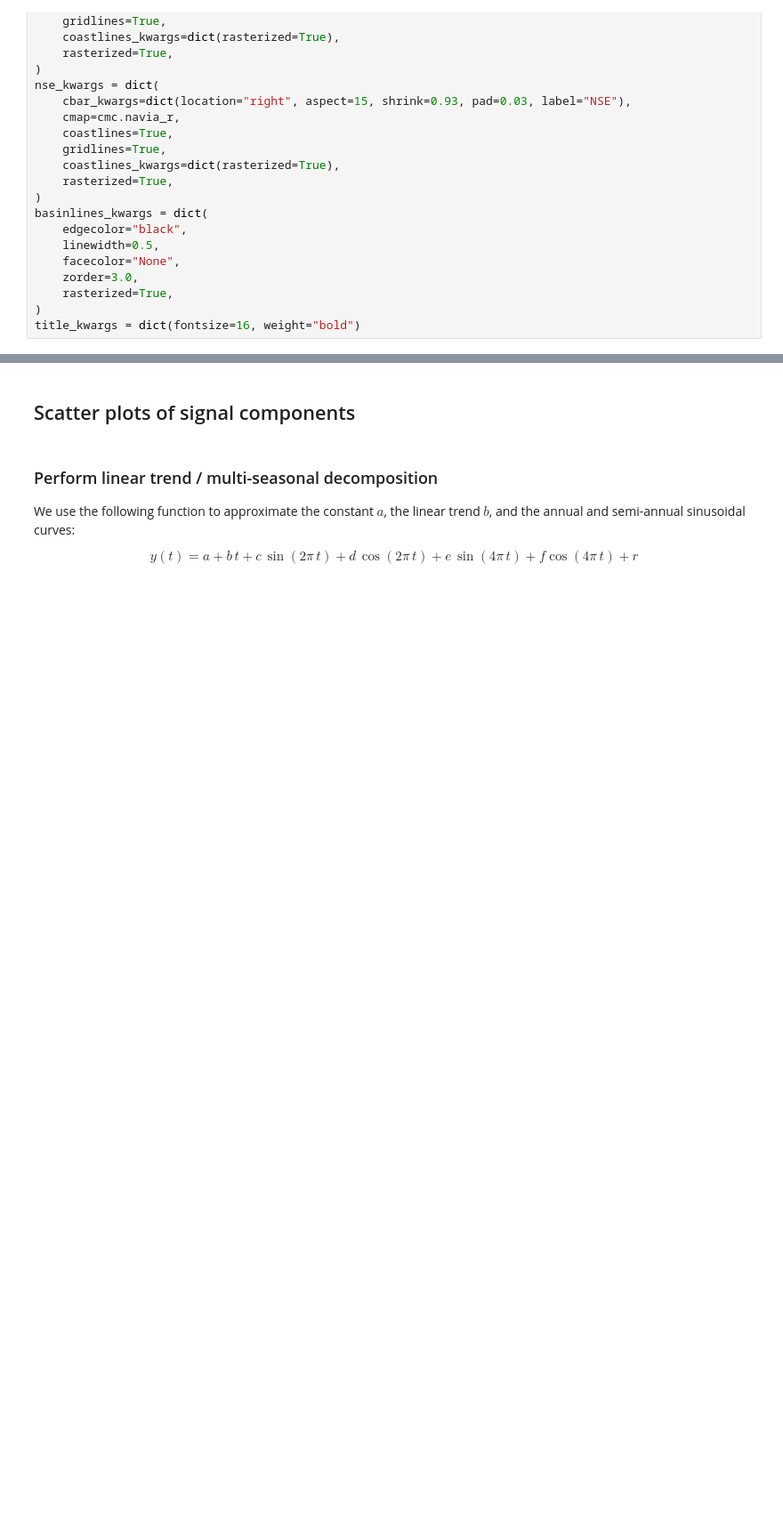
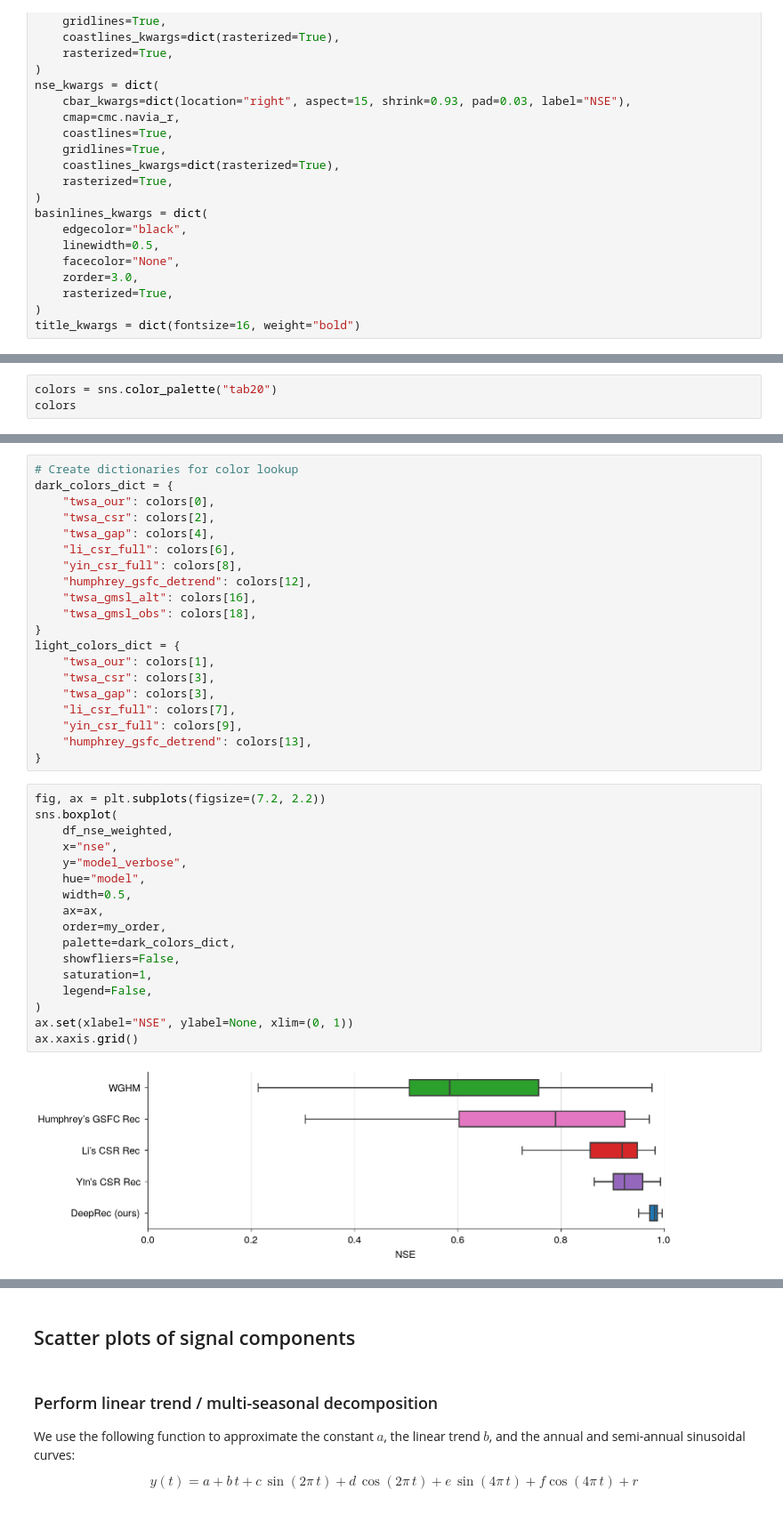
Before and after one commit to lqgentner/deeprec, a Jupyter notebook: notebooks/21-paper-plots/grace-metrics.ipynb, the cells around one changed output, grey strips where cells are left out. Shown at 89% size. Saved outputs shown, nothing was run; the diff lists cells and outputs as text; blank space fills up the shorter version.

```diff
--- a/notebooks/21-paper-plots/grace-metrics.ipynb
+++ b/notebooks/21-paper-plots/grace-metrics.ipynb
@@ -230,0 +271,3 @@ axs[0][1].set(title="Basin scale")
+# %%
+colors = sns.color_palette("tab20")
+colors
@@ -230,0 +295,39 @@ axs[0][1].set(title="Basin scale")
+# %%
+# Create dictionaries for color lookup
+dark_colors_dict = {
+    "twsa_our": colors[0],
+    "twsa_csr": colors[2],
+    "twsa_gap": colors[4],
+    "li_csr_full": colors[6],
+    "yin_csr_full": colors[8],
+    "humphrey_gsfc_detrend": colors[12],
+    "twsa_gmsl_alt": colors[16],
+    "twsa_gmsl_obs": colors[18],
+}
+light_colors_dict = {
+    "twsa_our": colors[1],
+    "twsa_csr": colors[3],
+    "twsa_gap": colors[3],
+    "li_csr_full": colors[7],
+    "yin_csr_full": colors[9],
+    "humphrey_gsfc_detrend": colors[13],
+}
+# %%
+fig, ax = plt.subplots(figsize=(7.2, 2.2))
+sns.boxplot(
+    df_nse_weighted,
+    x="nse",
+    y="model_verbose",
+    hue="model",
+    width=0.5,
+    ax=ax,
+    order=my_order,
+    palette=dark_colors_dict,
+    showfliers=False,
+    saturation=1,
+    legend=False,
+)
+ax.set(xlabel="NSE", ylabel=None, xlim=(0, 1))
+ax.xaxis.grid()
+# %% [output]
+[figure, added]
```
Also changed, not shown: parts of 26 cells of this notebook, 1 other file.
